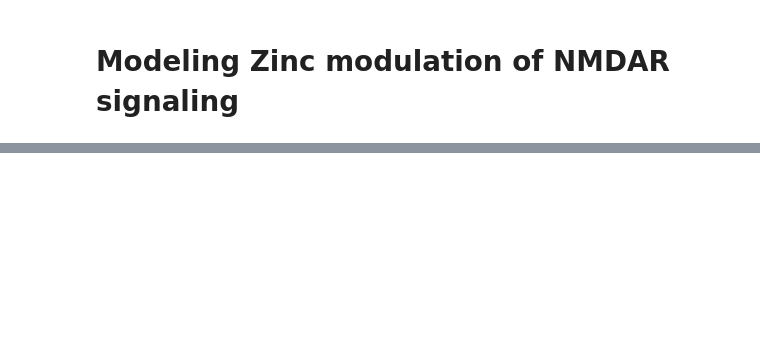
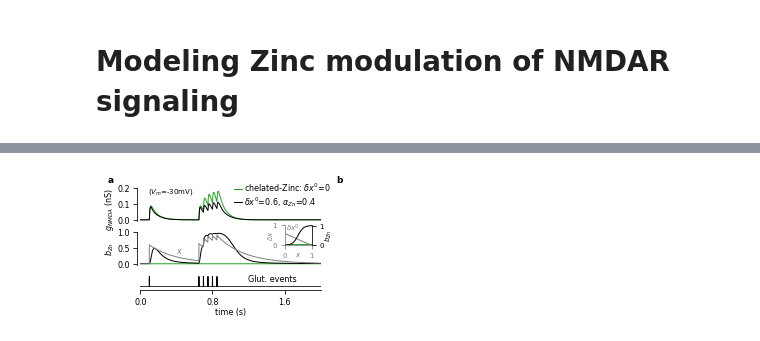
Before and after one commit to yzerlaut/zinc-NMDA-modulation, a Jupyter notebook: 2_Models.ipynb, the cells around one changed output, grey strips where cells are left out. Cells and saved outputs as stored; diff of their text form; code cells hidden in the pictures; blank space fills up the shorter version.

Commit message:
adding a model draft

```diff
--- a/2_Models.ipynb
+++ b/2_Models.ipynb
@@ -70,18 +70,15 @@ params = {
     'NMDA-to-AMPA-ratio':0.8,
     'Trise_NMDA':7e-3,
     'Tdecay_NMDA':70e-3,
-    'Q_NMDA':0.8e-9, # i.e. from 'NMDA-to-AMPA-ratio':0.8,
+    'Q_NMDA':1e-9, # i.e. from 'NMDA-to-AMPA-ratio':0.8,
     'Erev_NMDA':0e-3,
     # Vm-modul NMDA
     'V0_NMDA':1./0.08,
-    # Zn-modul NMDA - Model 1
-    'Q_Zn':5e-9, # increment of effective Zn concentration
-    'C0_Zn':10e-9,
-    'deltaC_Zn':10e-9,
-    # Zn-modul NMDA - Model 2
-    'b0_Zn':0.3,
-    'Trise_Zn':15e-3,
+    # Zn-modul NMDA
+    'dx_Zn':0.3,
+    'sx_Zn':0.1,
     'Tdecay_Zn':0.3,
+    'Trise_Zn':20e-3,
     'alpha_Zn':0.4, # fraction of inactivated conductance at peak
 }
 
@@ -222,0 +185,67 @@ ge.save_on_desktop(fig, 'fig.png')
+# %%
+from datavyz import ge#n as ge
+t = np.arange(2000)*1e-3
+# same events in voltage-clamp -> hyperpolarized
+
+EVENTS = [0.1]+list(np.arange(5)*0.05+.65)
+#EVENTS = [0.1]+list(np.arange(20)*0.02+.7)
+
+
+params['dx_Zn'] = 0
+sim0 = solve_synapse_equation(t, params, Glut_events=EVENTS, Vm=-30e-3)
+params['dx_Zn'] = 0.6
+params['sx_Zn'] = 0.1
+sim1 = solve_synapse_equation(t, params, Glut_events=EVENTS, Vm=-30e-3)
+
+
+fig, AX = ge.figure(axes_extents=[[[1,2]],
+                                  [[1,2]],
+                                  [[1,1]]],
+                    figsize=(1.7,.25), hspace=1.5, top=3., bottom=3., left=0.5, right=2.)
+
+# model1
+ge.plot(t, sim1['Glut_event_trace'], ax=AX[2],
+        axes_args={'spines':['bottom'], 'xlabel':'time (s)', 'xlim':[t[0],t[-1]]})
+ge.annotate(AX[2], 'Glut. events', (.6, .3))
+AX[1].plot(t, 0*t,  lw=1, color=ge.green)
+AX[1].plot(t, sim1['bZn'],  lw=1, color='k')
+AX[1].plot(t, sim1['xZn'],  lw=1, color='gray')
+
+ge.set_plot(AX[1], ['left'], ylabel='$b_{Zn}$', ylim=[-0.05,1.01], yticks=[0,0.5,1.], xlim=[t[0],t[-1]])
+
+AX[0].plot(t, 1e9*sim0['gNMDA'],  color=ge.green, lw=1, label='chelated-Zinc: $\delta x^0$=0')
+AX[0].plot(t, 1e9*sim1['gNMDA'], color='k', lw=1,
+           label='$\delta x^0$=%.1f, $\\alpha_{Zn}$=%.1f' % (params['dx_Zn'], params['alpha_Zn']))
+
+ge.set_plot(AX[0], ['left'], ylabel = '$g_{NMDA}$ (nS)    ',
+            yticks = [0,.1,.2], xlim=[t[0],t[-1]])
+
+ge.legend(AX[0], loc=(.5,.3), labelspacing=0.1)
+ge.annotate(AX[0], '($V_m$=-30mV)', (.04,.75), size='small')
+
+
+ge.annotate(AX[1], '$x$', (0.2, 0.3), color='gray')
+
+ax = ge.inset(AX[1], [.8,.6,.15,.6])
+x = np.linspace(0,1)
+
+ax2 = ax.twinx()
+ax2.plot(x, sigmoid(x, dx=params['sx_Zn']), 'k-', lw=1)
+ge.set_plot(ax2, ['right'], size='small', yticks=[0,1],
+            ylabel='$b_{Zn}$', xlim=[0,1], ylim=[0,1.01],
+            tck_outward=0, ylabelpad=0)
+
+ax.plot(x, params['dx_Zn']*(1-x), 'k-', lw=1, color='gray')
+ax.plot(x, 0*x, color=ge.green, lw=2)
+ge.annotate(ax, '$\delta x^0$', (0.05, params['dx_Zn']), size='small', xycoords='data', color='gray')
+ge.set_plot(ax, size='small', xticks=[0,1], yticks=[0,1],
+            xlabel='$x$', ylabel='$\delta x$', xlim=[0,1], ylim=[0,1],
+            tck_outward=0, xlabelpad=-8, ylabelpad=-2, ycolor='grey', xcolor='grey')
+
+
+
+ge.panel_label(AX[0], 'a', (-.15,1.1), size='large')
+ge.panel_label(AX[0], 'b', (1.12,1.1), size='large')
+#ge.save_on_desktop(fig)
+# %% [output]
+[figure, added]
```
Also changed, not shown: parts of 5 cells of this notebook, 3 other files.
